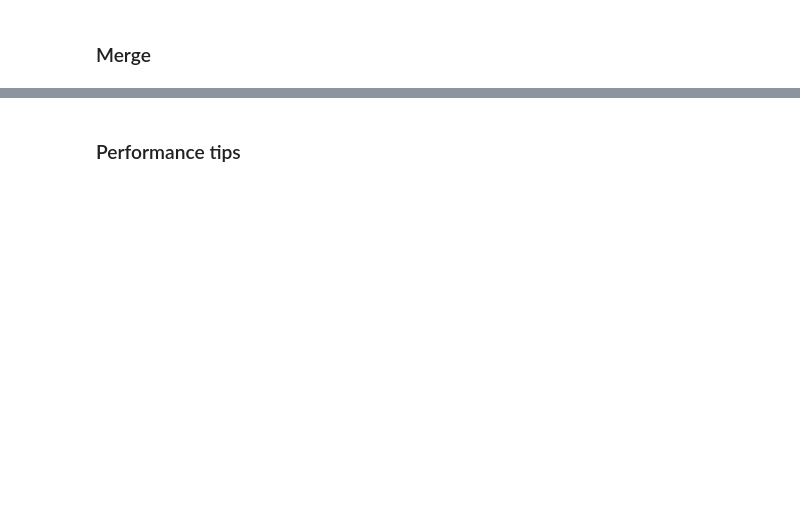
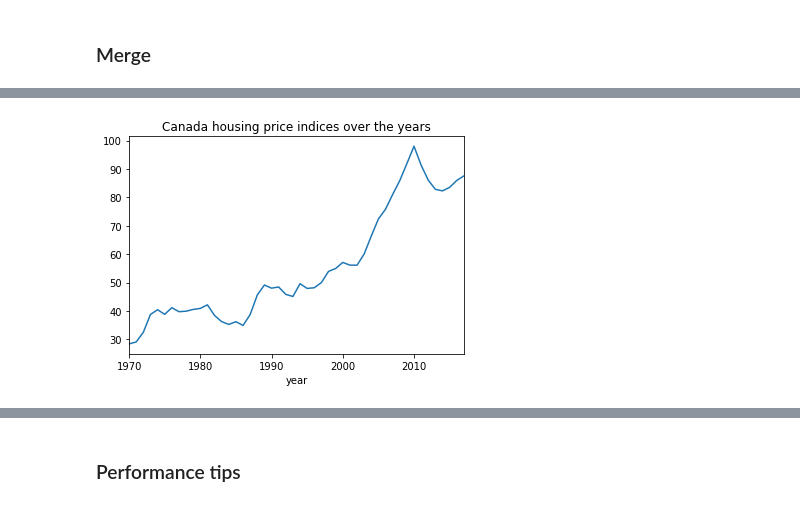
Before and after one commit to emikokic/processing_data_with_pandas, a Jupyter notebook: processing_data_with_pandas.ipynb, the cells around one changed output, grey strips where cells are left out. Saved outputs shown, nothing was run; the diff lists cells and outputs as text; code cells hidden in the pictures; blank space fills up the shorter version.

```diff
--- a/processing_data_with_pandas.ipynb
+++ b/processing_data_with_pandas.ipynb
@@ -226,7 +388,7 @@ top_10_price_index
 #### Apply / map
 # %%
 def get_price_category(price):
-    if price > 150:
+    if price > 100:
         return 'EXPENSIVE'
     elif price < 50:
         return 'CHEAP'
@@ -264,0 +484,3 @@ df.head()
+# %%
+df['year'] = df['date'].dt.year
+df.head(3)
@@ -267,4 +500,3 @@ price_norm_by_year.head()
 # %%
-df = df.merge(price_norm_by_year, how='left', left_on=df.date.dt.year, right_index=True)
-
+df = df.merge(price_norm_by_year, how='left', left_on='year', right_index=True)
 df.sample(5)
@@ -276,0 +516,3 @@ df.sample(5)
+# %%
+multi_index_df = df.set_index(['year', 'country']).filter(['price_index', 'category'])
+multi_index_df.head(10)
@@ -276,0 +557,8 @@ df.sample(5)
+# %%
+canada_df = df[df['country'] == 'Canada']
+
+canada_norm_price_by_year = canada_df.set_index('year')['norm_price_index']
+
+ax = canada_norm_price_by_year.plot(title='Canada housing price indices over the years')
+# %% [output]
+[figure, added]
```
Also changed, not shown: parts of 76 cells of this notebook, 6 other files.
